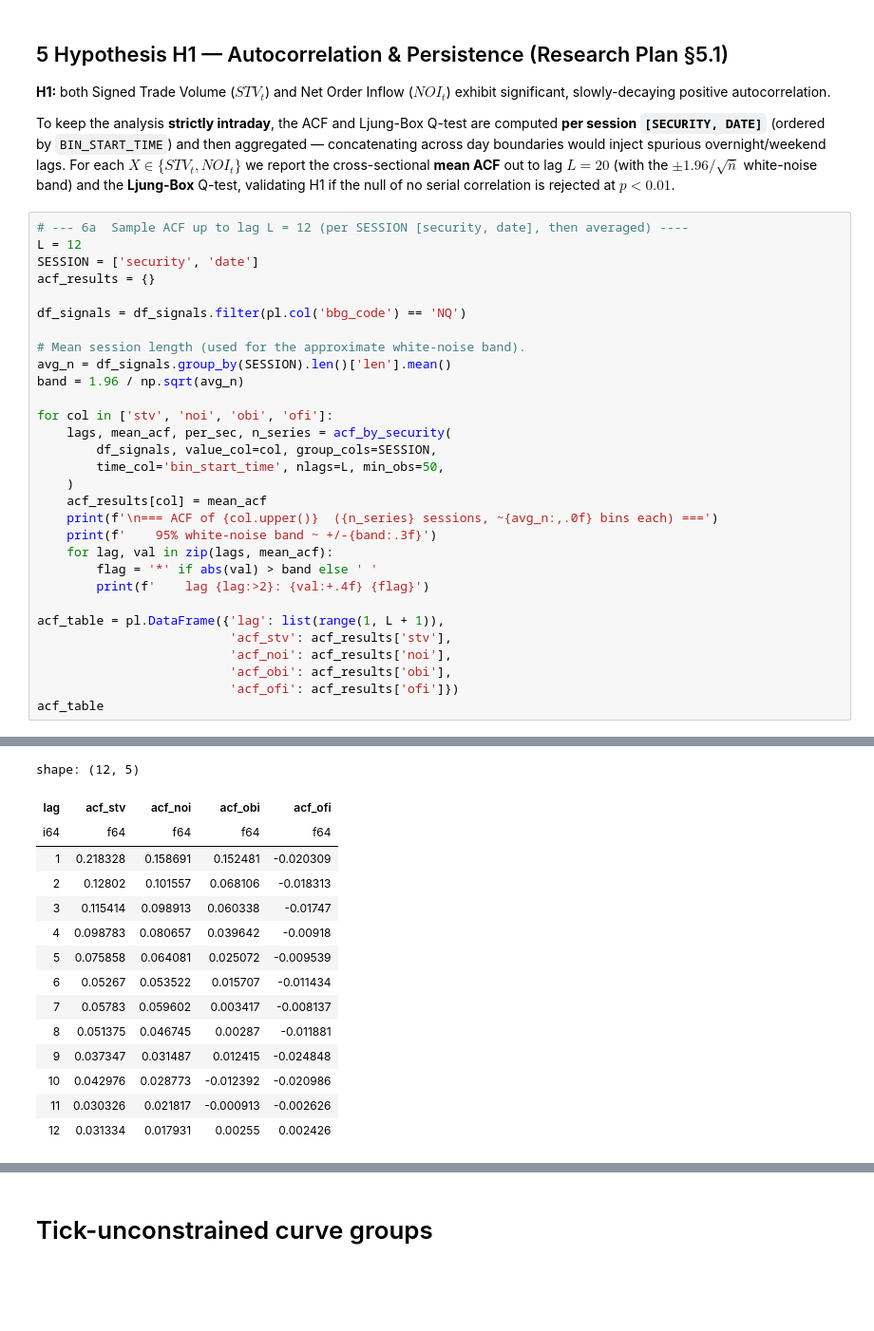
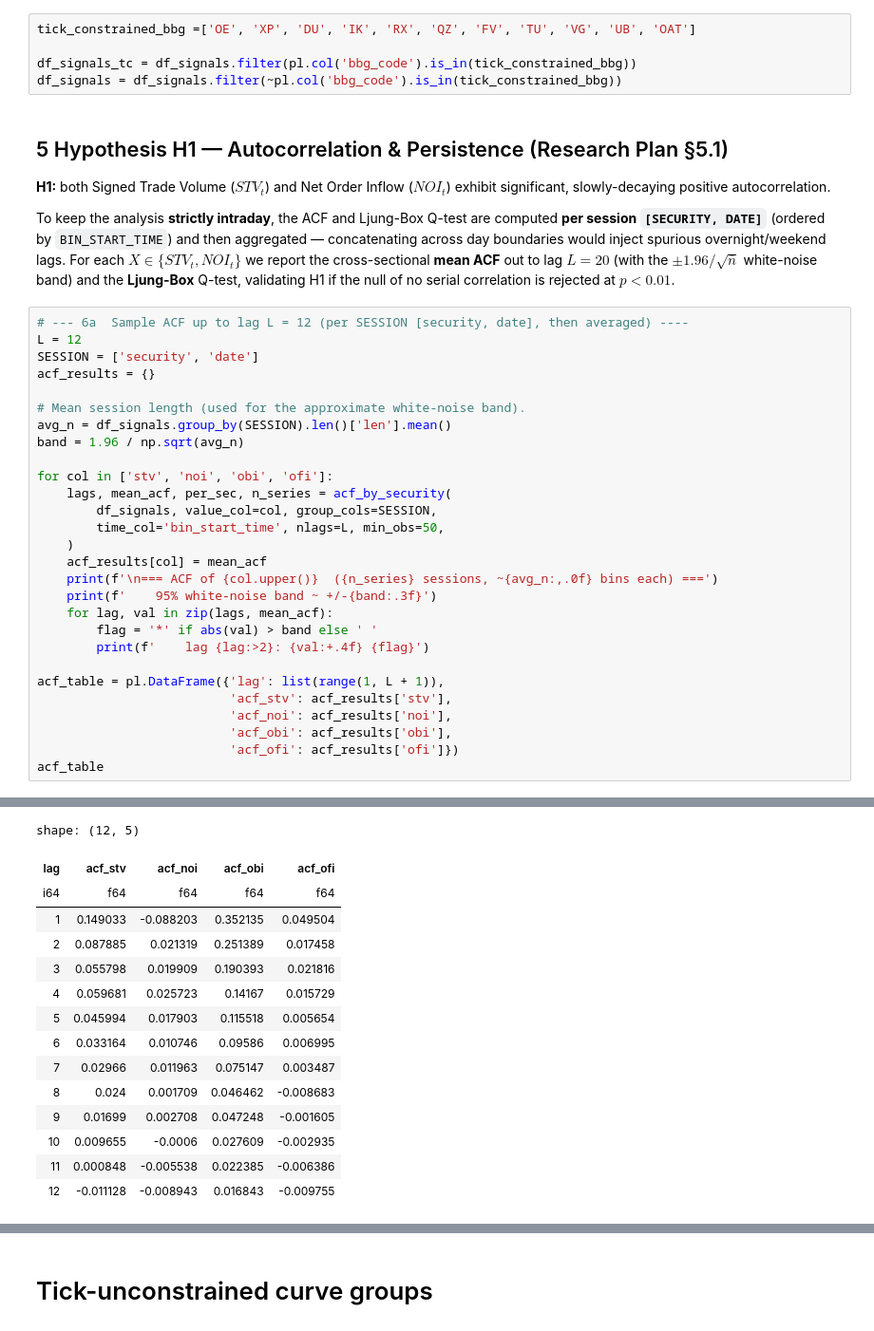
Before and after one commit to qe-internship-wjw/ip1, a Jupyter notebook: notebooks/01_ob_signals_calendar_spread.ipynb, the cells around one changed output, grey strips where cells are left out. Shown at 95% size. Cells and saved outputs as stored; diff of their text form; blank space fills up the shorter version.

Commit message:
Split acf according to tick constrainedness

```diff
--- a/notebooks/01_ob_signals_calendar_spread.ipynb
+++ b/notebooks/01_ob_signals_calendar_spread.ipynb
@@ -838,3 +822,8 @@ plt.show()
+# %%
+tick_constrained_bbg =['OE', 'XP', 'DU', 'IK', 'RX', 'QZ', 'FV', 'TU', 'VG', 'UB', 'OAT']
+
+df_signals_tc = df_signals.filter(pl.col('bbg_code').is_in(tick_constrained_bbg))
+df_signals = df_signals.filter(~pl.col('bbg_code').is_in(tick_constrained_bbg))
 # %% [markdown]
 ## 5  Hypothesis H1 — Autocorrelation & Persistence (Research Plan §5.1)
 
@@ -852,8 +841,6 @@ null of no serial correlation is rejected at $p < 0.01$.
 L = 12
 SESSION = ['security', 'date']
 acf_results = {}
-
-df_signals = df_signals.filter(pl.col('bbg_code') == 'NQ')
 
 # Mean session length (used for the approximate white-noise band).
 avg_n = df_signals.group_by(SESSION).len()['len'].mean()
@@ -898,18 +885,18 @@ acf_table
 shape: (12, 5)
 | lag | acf_stv | acf_noi | acf_obi | acf_ofi |
 | i64 | f64 | f64 | f64 | f64 |
-| 1 | 0.218328 | 0.158691 | 0.152481 | -0.020309 |
-| 2 | 0.12802 | 0.101557 | 0.068106 | -0.018313 |
-| 3 | 0.115414 | 0.098913 | 0.060338 | -0.01747 |
-| 4 | 0.098783 | 0.080657 | 0.039642 | -0.00918 |
-| 5 | 0.075858 | 0.064081 | 0.025072 | -0.009539 |
-| 6 | 0.05267 | 0.053522 | 0.015707 | -0.011434 |
-| 7 | 0.05783 | 0.059602 | 0.003417 | -0.008137 |
-| 8 | 0.051375 | 0.046745 | 0.00287 | -0.011881 |
-| 9 | 0.037347 | 0.031487 | 0.012415 | -0.024848 |
-| 10 | 0.042976 | 0.028773 | -0.012392 | -0.020986 |
-| 11 | 0.030326 | 0.021817 | -0.000913 | -0.002626 |
-| 12 | 0.031334 | 0.017931 | 0.00255 | 0.002426 |
+| 1 | 0.149033 | -0.088203 | 0.352135 | 0.049504 |
+| 2 | 0.087885 | 0.021319 | 0.251389 | 0.017458 |
+| 3 | 0.055798 | 0.019909 | 0.190393 | 0.021816 |
+| 4 | 0.059681 | 0.025723 | 0.14167 | 0.015729 |
+| 5 | 0.045994 | 0.017903 | 0.115518 | 0.005654 |
+| 6 | 0.033164 | 0.010746 | 0.09586 | 0.006995 |
+| 7 | 0.02966 | 0.011963 | 0.075147 | 0.003487 |
+| 8 | 0.024 | 0.001709 | 0.046462 | -0.008683 |
+| 9 | 0.01699 | 0.002708 | 0.047248 | -0.001605 |
+| 10 | 0.009655 | -0.0006 | 0.027609 | -0.002935 |
+| 11 | 0.000848 | -0.005538 | 0.022385 | -0.006386 |
+| 12 | -0.011128 | -0.008943 | 0.016843 | -0.009755 |
 # %%
 # --- 6b  Ljung-Box Q-test (cumulative through lag 20), per SESSION [security, date] ----
 ALPHA = 0.01
```
Also changed, not shown: parts of 26 cells of this notebook.
